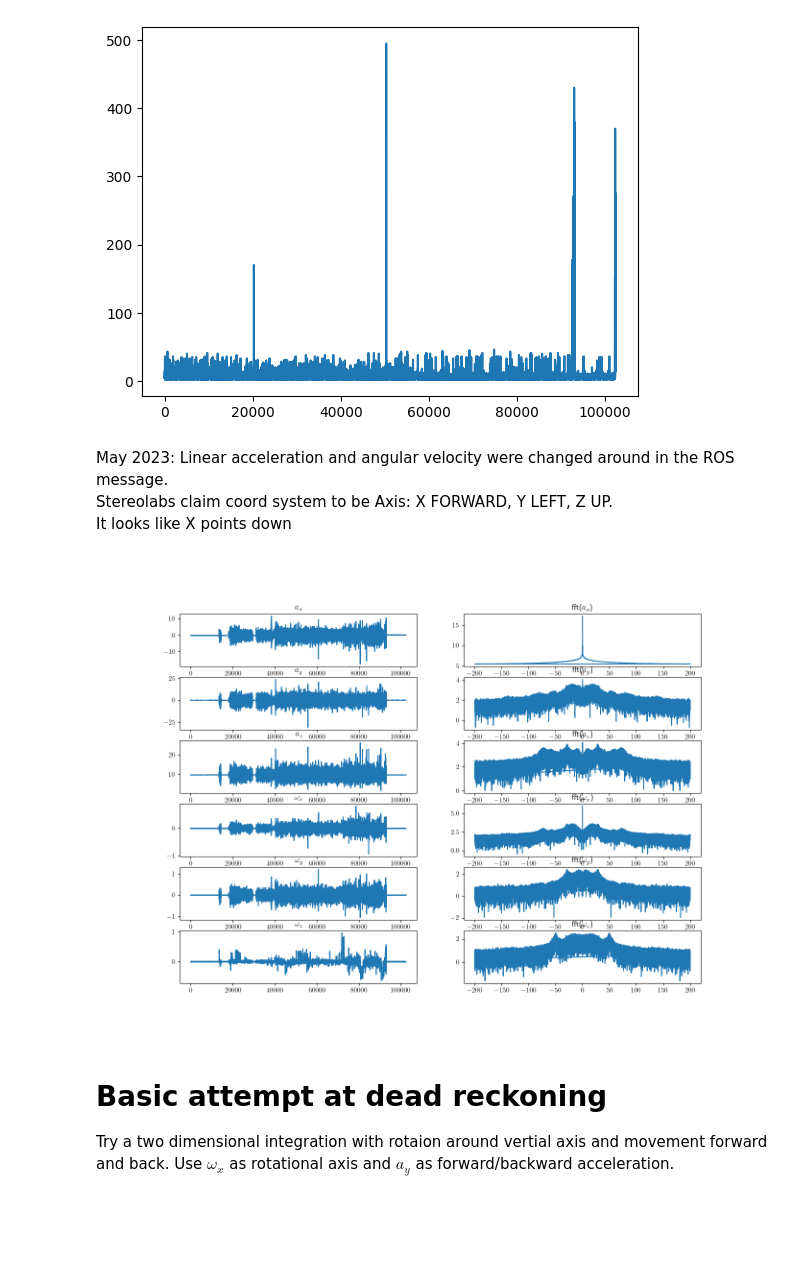
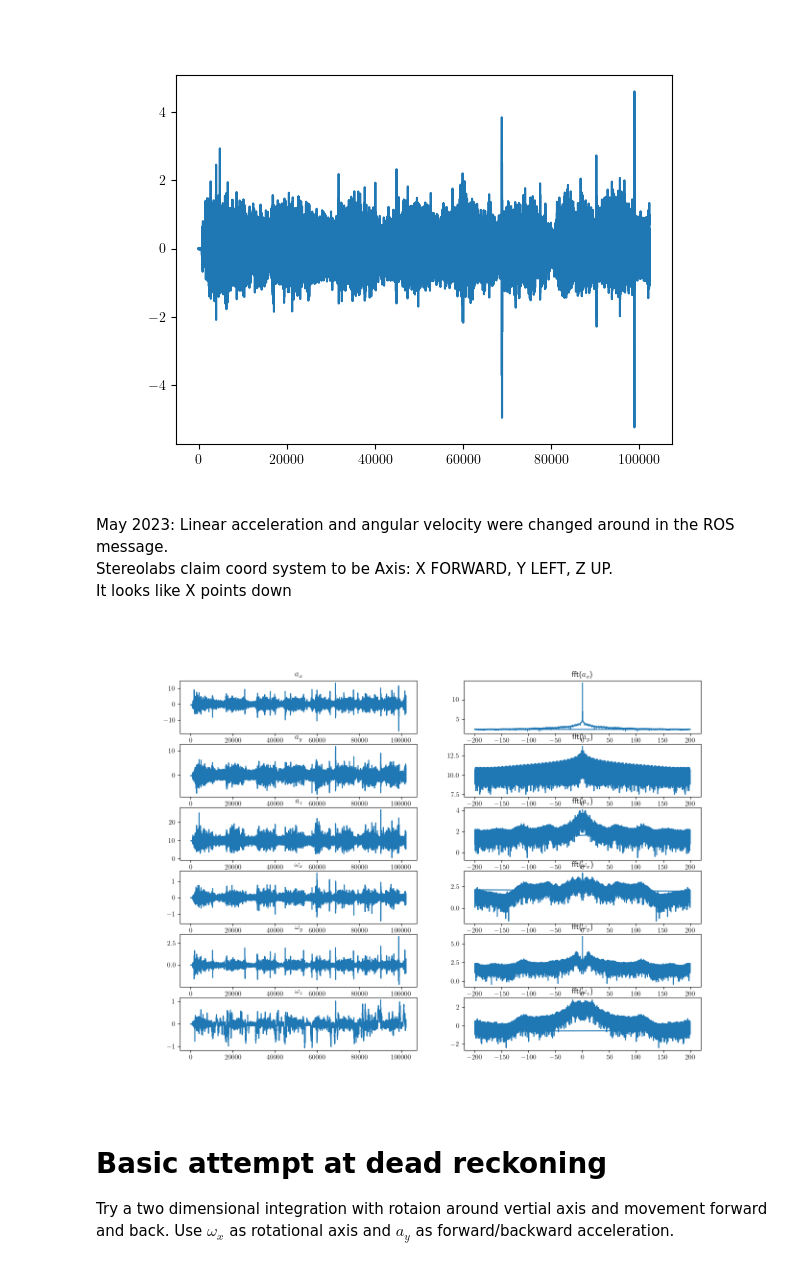
Before and after one commit to tbabluct/gtsam-jupyter, a Jupyter notebook: plot_imu.ipynb, the cells around one changed output. Cells and saved outputs as stored; diff of their text form; code cells hidden in the pictures; blank space fills up the shorter version.

```diff
--- a/plot_imu.ipynb
+++ b/plot_imu.ipynb
@@ -3,6 +3,6 @@ import numpy as np
 import pandas as pd
 from matplotlib import pyplot as plt
 # %%
-df = pd.read_csv("/home/torsten/ms/data/rosbag2_2024_01_05-12_47_24/imu.csv")
+df = pd.read_csv("/home/torsten/ms/citrus_data_set/04_13D_Jackal/imu0.csv")
 df
 # %% [output]
@@ -22,9 +22,10 @@ df
 # %%
+%matplotlib widget
 plt.figure()
-plt.plot(np.diff(df.iloc[:, 0]))
+plt.plot(np.diff(df.iloc[:, 2]))
 plt.show()
 # %% [output]
-[figure, old version]
+[figure, new version]
 # %% [markdown]
 May 2023: Linear acceleration and angular velocity were changed around in the ROS message.
 Stereolabs claim coord system to be Axis: X FORWARD, Y LEFT, Z UP.
@@ -45,13 +46,13 @@ plt.figure(figsize=(14,10))
 for i in range(6):
     plt.subplot(6,2,i*2+1)
     plt.title(titles[i])
-    plt.plot(df.iloc[:,i+1])
+    plt.plot(df.iloc[:,i+2])
     plt.subplot(6,2,i*2+2)
     plt.title("fft("+titles[i]+")")
     plt.plot(np.fft.fftfreq(df.iloc[:,i].shape[0], 1/400),np.log10(np.abs(np.fft.fft(df.iloc[:,i].values))))
 plt.show()
 # %% [output]
-[figure, old version]
+[figure, new version]
 # %% [markdown]
 # Basic attempt at dead reckoning
 Try a two dimensional integration with rotaion around vertial axis and movement forward and back. Use $\omega_x$ as rotational axis and $a_y$ as forward/backward acceleration.
```
Also changed, not shown: parts of 5 cells of this notebook, 8 other files.
